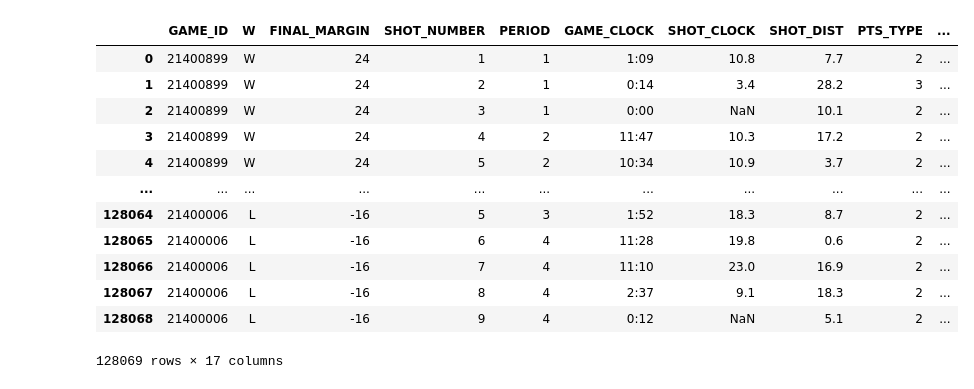
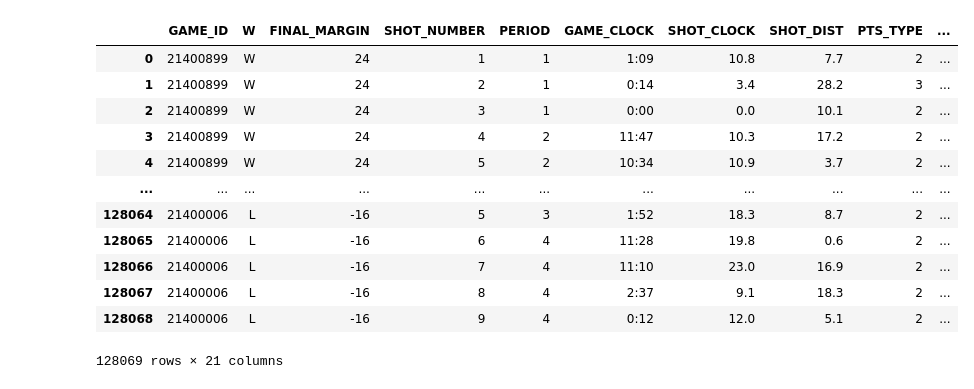
Before and after one commit to briennecole/NBA_Shot_Analysis, a Jupyter notebook: NBA_exploratory_analysis_Pete.ipynb, the cells around one changed output. Drawn from its saved outputs; the diff is of its cells as text; code cells hidden in the pictures.

```diff
--- a/NBA_exploratory_analysis_Pete.ipynb
+++ b/NBA_exploratory_analysis_Pete.ipynb
@@ -55,4 +55,4 @@ cleaned_df
 # %%
-#rename player_name and player_id to fit all caps style
+#rename columns to keep capitals case consistent
 cleaned_df.rename(columns={"player_name": "PLAYER_NAME",
-                  "player_id": "PLAYER_ID"})
+                  "player_id": "PLAYER_ID"}, inplace=True)
@@ -111,17 +79,22 @@ player_id                       int64
 dtype: object
 # %%
-# to_clean= cleaned_df["GAME_CLOCK"].str.split(":",expand=True).astype(int)
-# cleaned_df["GAME_CLOCK_SECONDS"]=to_clean[0]*60 + to_clean[1]
-# counter= 0
-# cleaned_df["TOTAL_TIME_SECONDS"] = ""
-# for index,rows in cleaned_df.iterrows():
-#     multiplier= 0
-#     if rows["PERIOD"] == 1:
-#         multiplier= 36*60
-#     elif rows["PERIOD"] == 2:
-#         multiplier= 24*60
-#     elif rows["PERIOD"] == 3:
-#         multiplier= 12*60
-#     cleaned_df.loc[index,["TOTAL_TIME_SECONDS"]]=multiplier+cleaned_df["GAME_CLOCK_SECONDS"][index]
+#split game clock by the ":" so we can use minutes:seconds for math and comparisons
+to_clean= cleaned_df["GAME_CLOCK"].str.split(":",expand=True).astype(int)
+#0 is minutes, 1 is seconds
+cleaned_df["GAME_CLOCK_SECONDS"]=to_clean[0]*60 + to_clean[1]
+#initialize column as empty so we can add to it
+cleaned_df["TOTAL_TIME_SECONDS"] = ""
+for index,rows in cleaned_df.iterrows():
+    #multiplier is number of seconds remaining in game. for fourth quarter, multiplier is 0
+    multiplier= 0
+    #first period in game seconds remaining
+    if rows["PERIOD"] == 1:
+        multiplier= 36*60
+    elif rows["PERIOD"] == 2:
+        multiplier= 24*60
+    elif rows["PERIOD"] == 3:
+        multiplier= 12*60
+    #add to new column, multiplier plus seconds at that index
+    cleaned_df.loc[index,["TOTAL_TIME_SECONDS"]]=multiplier+cleaned_df["GAME_CLOCK_SECONDS"][index]
 
-# cleaned_df.head()
+cleaned_df
@@ -128,12 +115,18 @@ dtype: object
 # %%
-# cleaned_df.to_csv("Resources/Final_nba_df.csv")
+#rename split dataframe to minutes and seconds for clarity
+to_clean.rename(columns={0: "MINUTES", 1: "SECONDS"}, inplace=True)
+#add to original dataframe
+cleaned_df=pd.concat([cleaned_df, to_clean], axis=1)
 # %%
+#convert all NaN in Shot_clock category to game_clock
+cleaned_df["SHOT_CLOCK"].fillna(cleaned_df["SECONDS"], inplace=True)
+#display dataframe to check if shot clock is changed
 cleaned_df
 # %% [output]
 |  | GAME_ID | W | FINAL_MARGIN | SHOT_NUMBER | PERIOD | GAME_CLOCK | SHOT_CLOCK | SHOT_DIST | PTS_TYPE | ... |
 | 0 | 21400899 | W | 24 | 1 | 1 | 1:09 | 10.8 | 7.7 | 2 | ... |
 | 1 | 21400899 | W | 24 | 2 | 1 | 0:14 | 3.4 | 28.2 | 3 | ... |
-| 2 | 21400899 | W | 24 | 3 | 1 | 0:00 | NaN | 10.1 | 2 | ... |
+| 2 | 21400899 | W | 24 | 3 | 1 | 0:00 | 0.0 | 10.1 | 2 | ... |
 | 3 | 21400899 | W | 24 | 4 | 2 | 11:47 | 10.3 | 17.2 | 2 | ... |
 | 4 | 21400899 | W | 24 | 5 | 2 | 10:34 | 10.9 | 3.7 | 2 | ... |
 | ... | ... | ... | ... | ... | ... | ... | ... | ... | ... | ... |
@@ -141,5 +134,5 @@ cleaned_df
 | 128065 | 21400006 | L | -16 | 6 | 4 | 11:28 | 19.8 | 0.6 | 2 | ... |
 | 128066 | 21400006 | L | -16 | 7 | 4 | 11:10 | 23.0 | 16.9 | 2 | ... |
 | 128067 | 21400006 | L | -16 | 8 | 4 | 2:37 | 9.1 | 18.3 | 2 | ... |
-| 128068 | 21400006 | L | -16 | 9 | 4 | 0:12 | NaN | 5.1 | 2 | ... |
+| 128068 | 21400006 | L | -16 | 9 | 4 | 0:12 | 12.0 | 5.1 | 2 | ... |
-128069 rows × 17 columns
+128069 rows × 21 columns
```
Also changed, not shown: parts of 19 cells of this notebook, 4 other files.
